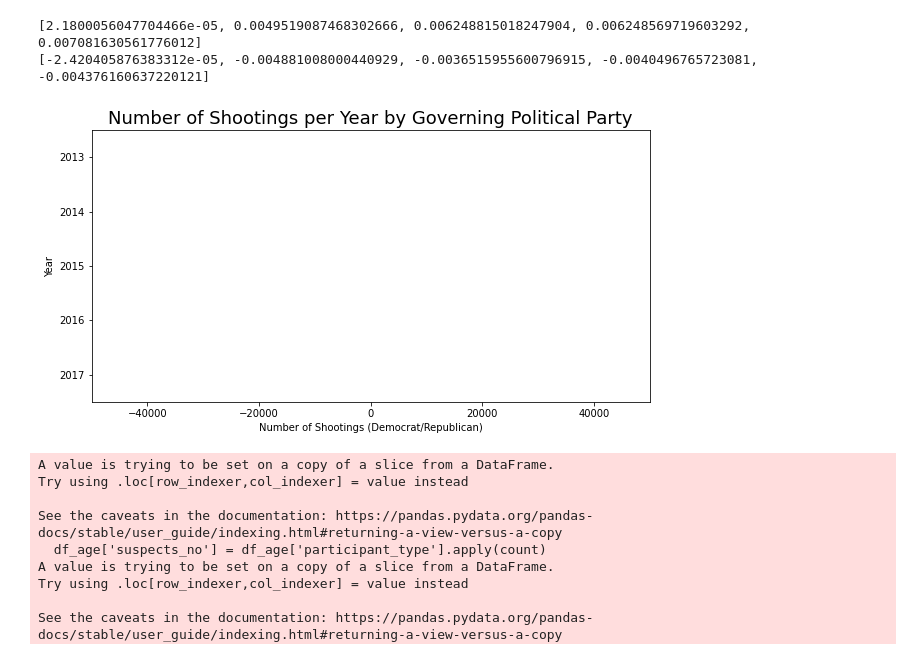
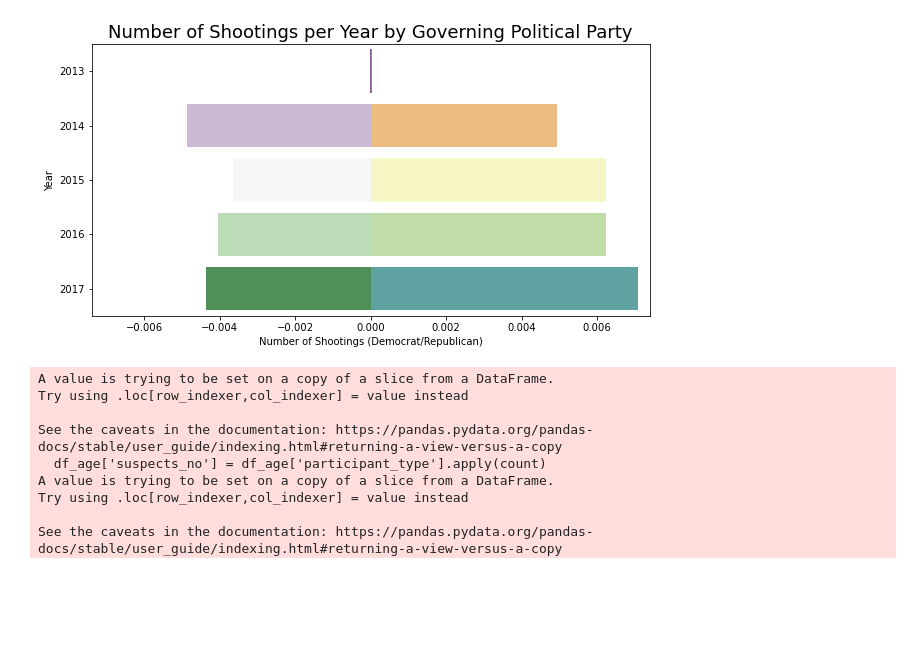
Before and after one commit to nvenkate-cyber/gun_shootings.github.io, a Jupyter notebook: Gun-Violence.ipynb, the cells around one changed output. Cells and saved outputs as stored; diff of their text form; code cells hidden in the pictures; blank space fills up the shorter version.

```diff
--- a/Gun-Violence.ipynb
+++ b/Gun-Violence.ipynb
@@ -465,23 +464,21 @@ ax.set
 # %%
 democrat = [-1*x for x in democrat]
 plt.rcParams["figure.figsize"] = (10, 5)
 df_party = pd.DataFrame({'Year': index,
                     'Democrat': democrat,
                     'Republican': republican})
 
 #Class
 YearClass = index
 #Chart
 bar_plot = sns.barplot(x='Democrat', y='Year', data=df_party, order=YearClass, lw=0, palette="PRGn")
 bar_plot = sns.barplot(x='Republican', y='Year', data=df_party, order=YearClass, lw=0, palette="Spectral")
-plt.xlim([-50000, 50000])
+plt.xlim([-0.0074, 0.0074])
 plt.title("Number of Shootings per Year by Governing Political Party", fontsize=18)
 plt.xlabel("Number of Shootings (Democrat/Republican)")
 plt.show()
 # %% [output]
-[2.1800056047704466e-05, 0.0049519087468302666, 0.006248815018247904, 0.006248569719603292, 0.007081630561776012]
-[-2.420405876383312e-05, -0.004881008000440929, -0.0036515955600796915, -0.0040496765723081, -0.004376160637220121]
-[figure, old version]
+[figure, new version]
 # %%
 # counting number of suspects for each incident:
 def count(x):
```
Also changed, not shown: parts of 4 cells of this notebook.
